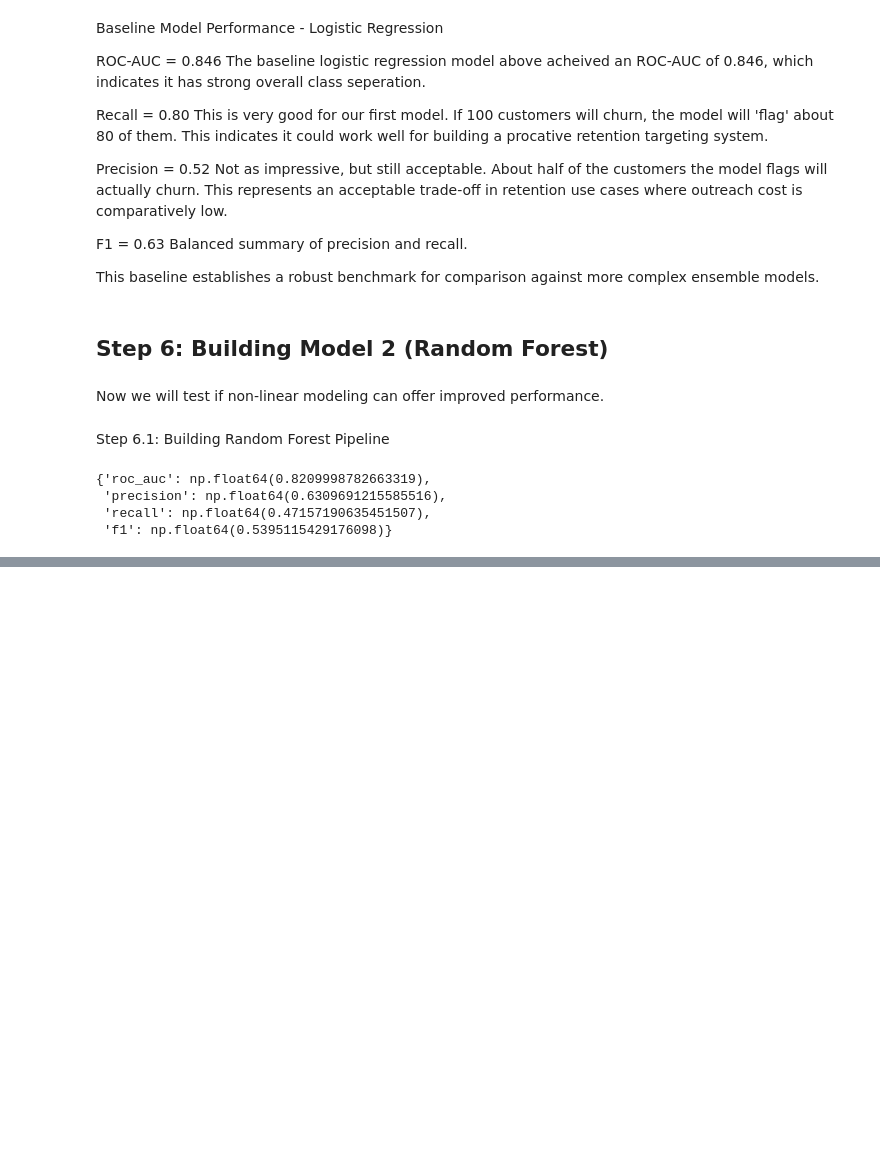
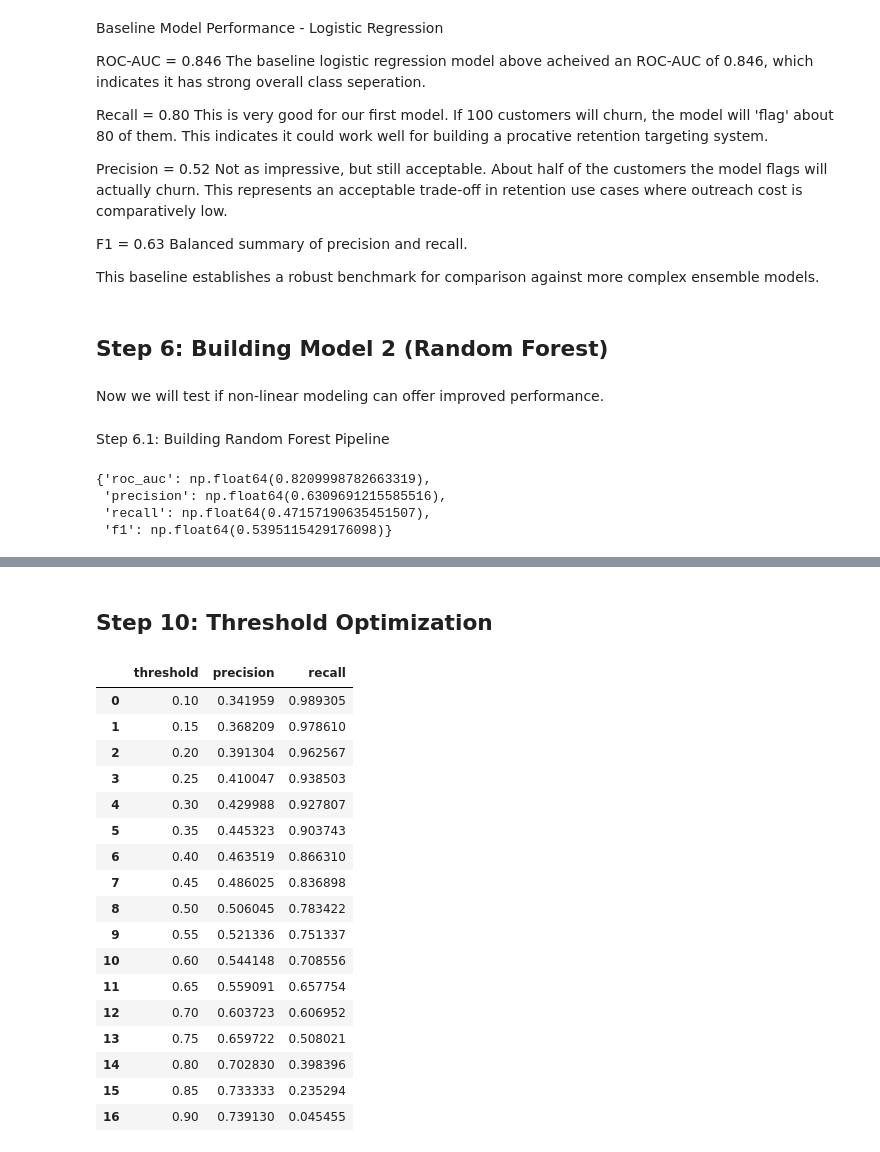
Before and after one commit to andrewmarasco/Capstone_Project__Customer_Churn_Binary_Classification, a Jupyter notebook: Customer_Churn_Classification_AM.ipynb, the cells around one changed output, grey strips where cells are left out. Drawn from its saved outputs; the diff is of its cells as text; code cells hidden in the pictures; blank space fills up the shorter version.

```diff
--- a/Customer_Churn_Classification_AM.ipynb
+++ b/Customer_Churn_Classification_AM.ipynb
@@ -466,0 +578,16 @@ rf_cv = cross_validate(
+# %%
+best_logreg = logreg_search.best_estimator_
+
+best_logreg.fit(X_train, y_train)
+
+from sklearn.metrics import classification_report, confusion_matrix, roc_auc_score
+
+y_proba = best_logreg.predict_proba(X_test)[:, 1]
+y_pred = (y_proba >= 0.5).astype(int)
+
+print("Test ROC-AUC:", roc_auc_score(y_test, y_proba))
+print("\nConfusion Matrix:")
+print(confusion_matrix(y_test, y_pred))
+
+print("\nClassification Report:")
+print(classification_report(y_test, y_pred, digits=3))
@@ -466,0 +633,43 @@ rf_cv = cross_validate(
+# %% [markdown]
+## Step 10: Threshold Optimization
+# %%
+import numpy as np
+import pandas as pd
+
+thresholds = np.linspace(0.1, 0.9, 17)
+
+results = []
+
+for t in thresholds:
+  preds = (y_proba >= t).astype(int)
+  tn, fp, fn, tp = confusion_matrix(y_test, preds).ravel()
+
+  precision = tp / (tp + fp) if (tp + fp) > 0 else 0
+  recall = tp / (tp + fn) if (tp + fn) > 0 else 0
+
+  results.append({
+      "threshold": t,
+      "precision": precision,
+      "recall": recall
+  })
+
+pd.DataFrame(results)
+# %% [output]
+|  | threshold | precision | recall |
+| 0 | 0.10 | 0.341959 | 0.989305 |
+| 1 | 0.15 | 0.368209 | 0.978610 |
+| 2 | 0.20 | 0.391304 | 0.962567 |
+| 3 | 0.25 | 0.410047 | 0.938503 |
+| 4 | 0.30 | 0.429988 | 0.927807 |
+| 5 | 0.35 | 0.445323 | 0.903743 |
+| 6 | 0.40 | 0.463519 | 0.866310 |
+| 7 | 0.45 | 0.486025 | 0.836898 |
+| 8 | 0.50 | 0.506045 | 0.783422 |
+| 9 | 0.55 | 0.521336 | 0.751337 |
+| 10 | 0.60 | 0.544148 | 0.708556 |
+| 11 | 0.65 | 0.559091 | 0.657754 |
+| 12 | 0.70 | 0.603723 | 0.606952 |
+| 13 | 0.75 | 0.659722 | 0.508021 |
+| 14 | 0.80 | 0.702830 | 0.398396 |
+| 15 | 0.85 | 0.733333 | 0.235294 |
+| 16 | 0.90 | 0.739130 | 0.045455 |
```
Also changed, not shown: parts of 11 cells of this notebook.
